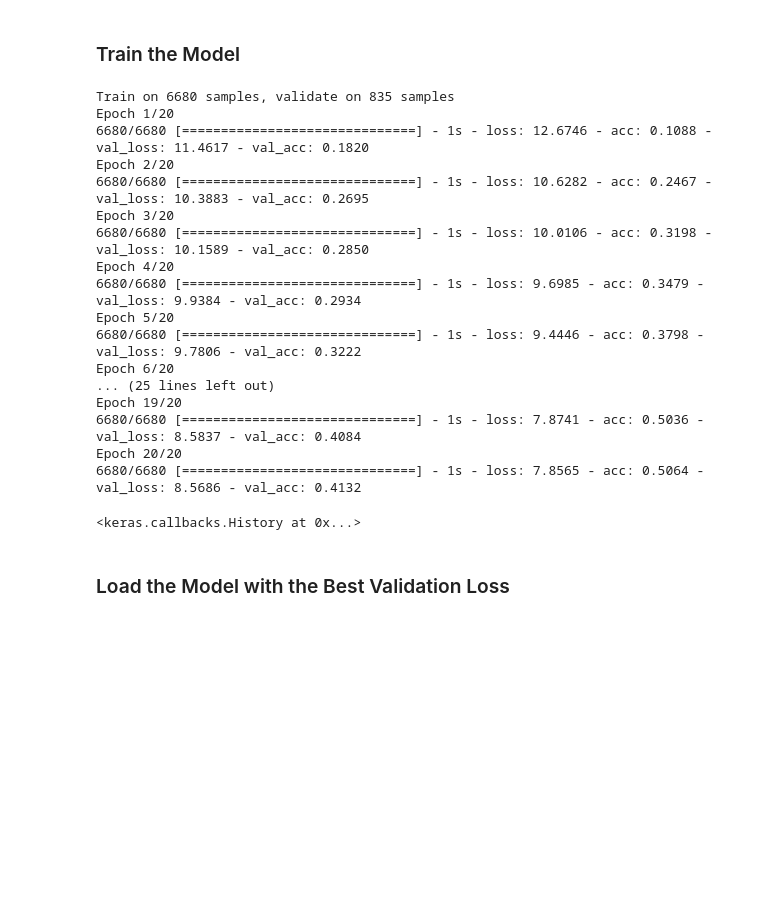
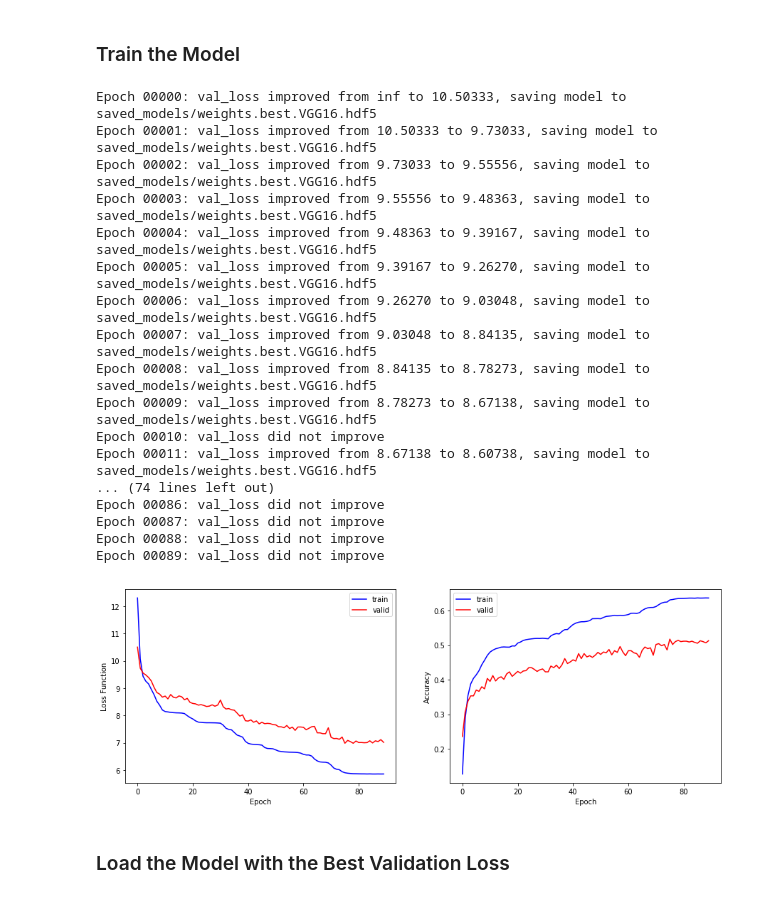
Before and after one commit to rouille/DogBreed, a Jupyter notebook: dog_app.ipynb, the cells around one changed output. Cells and saved outputs as stored; diff of their text form; code cells hidden in the pictures; blank space fills up the shorter version.

```diff
--- a/dog_app.ipynb
+++ b/dog_app.ipynb
@@ -379,15 +379,15 @@ def performance(model):
     plt.figure(figsize = (15, 5) )
 
     plt.subplot(121)
-    plt.plot(model.history['loss'], color='slategrey', label = 'train')
-    plt.plot(model.history['val_loss'], color='crimson', label = 'test')
+    plt.plot(model.history['loss'], color = 'blue', label = 'train')
+    plt.plot(model.history['val_loss'], color = 'red', label = 'valid')
     plt.legend()
     plt.xlabel('Epoch')
     plt.ylabel('Loss Function')
 
     plt.subplot(122)
-    plt.plot(model.history['acc'], color='slategrey', label = 'train')
-    plt.plot(model.history['val_acc'], color='crimson', label = 'test')
+    plt.plot(model.history['acc'], color = 'blue', label = 'train')
+    plt.plot(model.history['val_acc'], color = 'red', label = 'valid')
     plt.legend()
     plt.xlabel('Epoch')
     plt.ylabel('Accuracy')
@@ -521,11 +527,11 @@ test_VGG16 = bottleneck_features['test']
 
 The model uses the the pre-trained VGG-16 model as a fixed feature extractor, where the last convolutional output of VGG-16 is fed as input to our model.  We only add a global average pooling layer and a fully connected layer, where the latter contains one node for each dog category and is equipped with a softmax.
 # %%
-VGG16_model = Sequential()
-VGG16_model.add(GlobalAveragePooling2D(input_shape = train_VGG16.shape[1:]) )
-VGG16_model.add(Dense(133, activation = 'softmax') )
+VGG16 = Sequential()
+VGG16.add(GlobalAveragePooling2D(input_shape = train_VGG16.shape[1:]) )
+VGG16.add(Dense(133, activation = 'softmax') )
 
-VGG16_model.summary()
+VGG16.summary()
 # %% [output]
 _________________________________________________________________
 Layer (type)                 Output Shape              Param #
@@ -541,35 +547,38 @@ _________________________________________________________________
 # %% [markdown]
 ### Compile the Model
 # %%
-VGG16_model.compile(loss = 'categorical_crossentropy', optimizer = 'rmsprop', metrics = ['accuracy'])
+VGG16.compile(loss = 'categorical_crossentropy', optimizer = 'rmsprop', metrics = ['accuracy'])
 # %% [markdown]
 ### Train the Model
 # %%
-from keras.callbacks import ModelCheckpoint
+from keras.callbacks import ModelCheckpoint, EarlyStopping
 
 checkpointer = ModelCheckpoint(filepath = 'saved_models/weights.best.VGG16.hdf5', verbose = 1, save_best_only = True)
+checkimprovement = EarlyStopping(monitor = 'val_loss', min_delta = 0, patience = 10)
 
-VGG16_model.fit(train_VGG16, train_targets, validation_data = (valid_VGG16, valid_targets),
-                epochs = 20, batch_size = 20, callbacks = [checkpointer], verbose = 1)
+history_VGG16 = VGG16.fit(train_VGG16, train_targets, validation_data = (valid_VGG16, valid_targets), epochs = 100, batch_size = 20, callbacks = [checkpointer,checkimprovement], verbose = 0)
 # %% [output]
-Train on 6680 samples, validate on 835 samples
-Epoch 1/20
-6680/6680 [==============================] - 1s - loss: 12.6746 - acc: 0.1088 - val_loss: 11.4617 - val_acc: 0.1820
-Epoch 2/20
-6680/6680 [==============================] - 1s - loss: 10.6282 - acc: 0.2467 - val_loss: 10.3883 - val_acc: 0.2695
-Epoch 3/20
-6680/6680 [==============================] - 1s - loss: 10.0106 - acc: 0.3198 - val_loss: 10.1589 - val_acc: 0.2850
-Epoch 4/20
-6680/6680 [==============================] - 1s - loss: 9.6985 - acc: 0.3479 - val_loss: 9.9384 - val_acc: 0.2934
-Epoch 5/20
-6680/6680 [==============================] - 1s - loss: 9.4446 - acc: 0.3798 - val_loss: 9.7806 - val_acc: 0.3222
-Epoch 6/20
-... (25 lines left out)
-Epoch 19/20
-6680/6680 [==============================] - 1s - loss: 7.8741 - acc: 0.5036 - val_loss: 8.5837 - val_acc: 0.4084
-Epoch 20/20
-6680/6680 [==============================] - 1s - loss: 7.8565 - acc: 0.5064 - val_loss: 8.5686 - val_acc: 0.4132
+Epoch 00000: val_loss improved from inf to 10.50333, saving model to saved_models/weights.best.VGG16.hdf5
+Epoch 00001: val_loss improved from 10.50333 to 9.73033, saving model to saved_models/weights.best.VGG16.hdf5
+Epoch 00002: val_loss improved from 9.73033 to 9.55556, saving model to saved_models/weights.best.VGG16.hdf5
+Epoch 00003: val_loss improved from 9.55556 to 9.48363, saving model to saved_models/weights.best.VGG16.hdf5
+Epoch 00004: val_loss improved from 9.48363 to 9.39167, saving model to saved_models/weights.best.VGG16.hdf5
+Epoch 00005: val_loss improved from 9.39167 to 9.26270, saving model to saved_models/weights.best.VGG16.hdf5
+Epoch 00006: val_loss improved from 9.26270 to 9.03048, saving model to saved_models/weights.best.VGG16.hdf5
+Epoch 00007: val_loss improved from 9.03048 to 8.84135, saving model to saved_models/weights.best.VGG16.hdf5
+Epoch 00008: val_loss improved from 8.84135 to 8.78273, saving model to saved_models/weights.best.VGG16.hdf5
+Epoch 00009: val_loss improved from 8.78273 to 8.67138, saving model to saved_models/weights.best.VGG16.hdf5
+Epoch 00010: val_loss did not improve
+Epoch 00011: val_loss improved from 8.67138 to 8.60738, saving model to saved_models/weights.best.VGG16.hdf5
+... (74 lines left out)
+Epoch 00086: val_loss did not improve
+Epoch 00087: val_loss did not improve
+Epoch 00088: val_loss did not improve
+Epoch 00089: val_loss did not improve
-<keras.callbacks.History at 0x...>
+# %%
+performance(history_VGG16)
+# %% [output]
+[figure, added]
 # %% [markdown]
 ### Load the Model with the Best Validation Loss
 # %%
```
Also changed, not shown: parts of 19 cells of this notebook, 1 other file.
